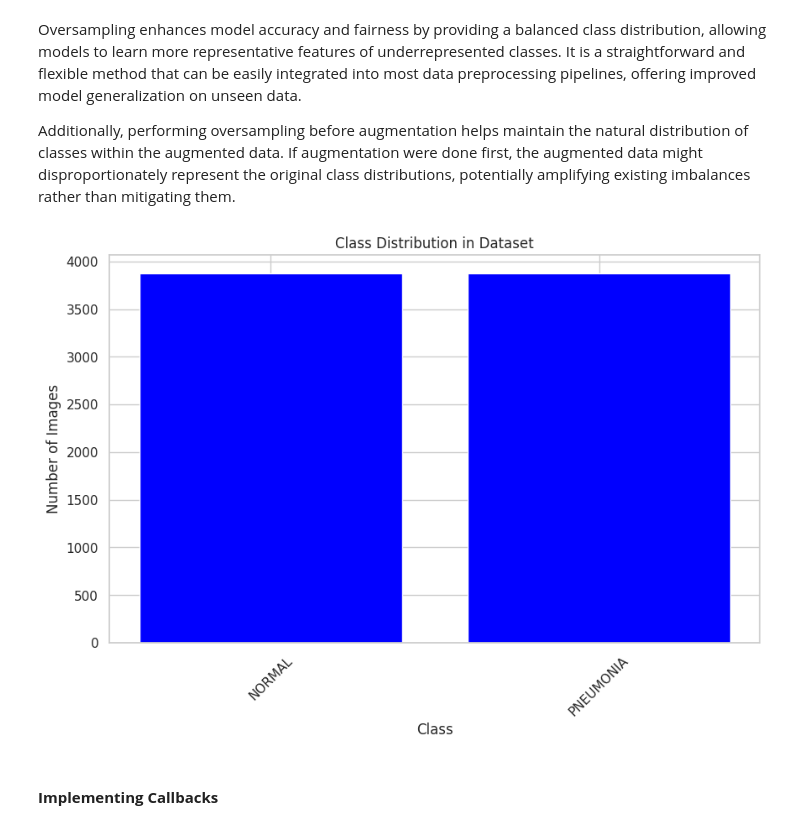
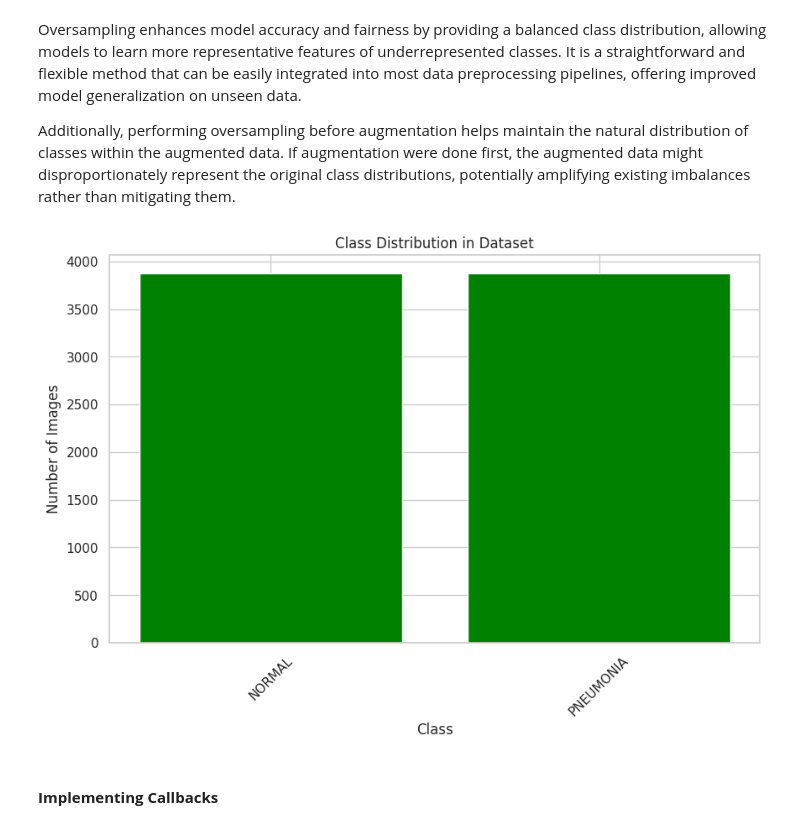
Before and after one commit to AndyMDH/pneumonia_detection_cnn, a Jupyter notebook: main.ipynb, the cells around one changed output. Cells and saved outputs as stored; diff of their text form; code cells hidden in the pictures.

```diff
--- a/main.ipynb
+++ b/main.ipynb
@@ -298,30 +297,30 @@ oversample_classes(train_dir)
 # %%
 def plot_class_distribution(directory):
     # List to store class names and image counts
     classes = []
     image_counts = []
 
     # Iterate over each class directory in the dataset directory
     for class_name in os.listdir(directory):
         class_path = os.path.join(directory, class_name)
         # Count the number of files (assuming they are all images)
         count = len([name for name in os.listdir(class_path) if os.path.isfile(os.path.join(class_path, name))])
         classes.append(class_name)
         image_counts.append(count)
 
     # Plotting
     plt.figure(figsize=(10, 6))
-    plt.bar(classes, image_counts, color='viridis')
+    plt.bar(classes, image_counts, color='green')
     plt.xlabel('Class')
     plt.ylabel('Number of Images')
     plt.title('Class Distribution in Dataset')
     plt.xticks(rotation=45)
     plt.show()
 
 # Plot class distribution for the training directory
 plot_class_distribution(train_dir)
 # %% [output]
-[figure, old version]
+[figure, new version]
 # %% [markdown]
 #### **Implementing Callbacks**
 # %% [markdown]
```
Also changed, not shown: parts of 19 cells of this notebook.
